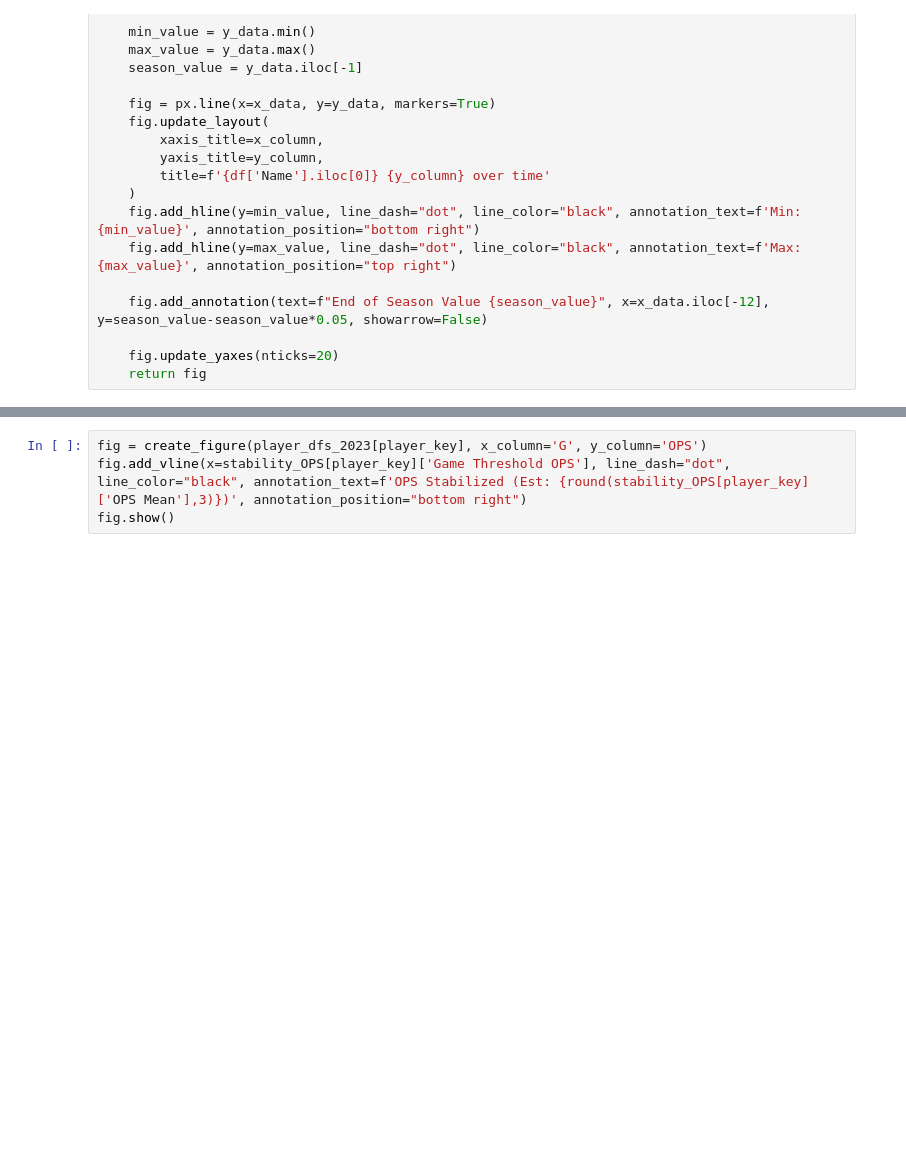
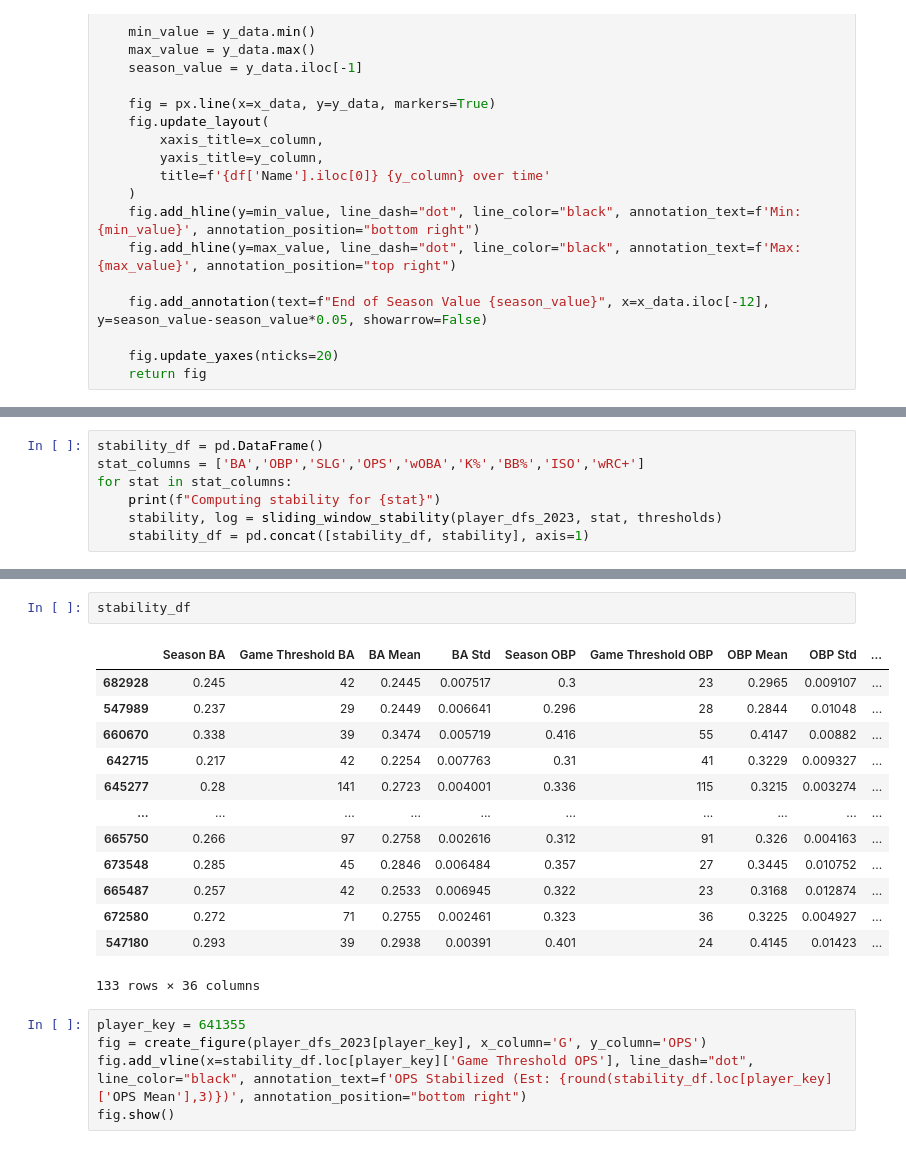
Before and after one commit to Lil-Crouton/baseball-stat-stability, a Jupyter notebook: analysis.ipynb, the cells around one changed output, grey strips where cells are left out. Cells and saved outputs as stored; diff of their text form; blank space fills up the shorter version.

Commit message:
Cleaned up stability code. All stats implemented in sliding window. Still need better way to compute thresholds

```diff
--- a/analysis.ipynb
+++ b/analysis.ipynb
@@ -175,0 +165,7 @@ stability_OPS[player_key]
+# %%
+stability_df = pd.DataFrame()
+stat_columns = ['BA','OBP','SLG','OPS','wOBA','K%','BB%','ISO','wRC+']
+for stat in stat_columns:
+    print(f"Computing stability for {stat}")
+    stability, log = sliding_window_stability(player_dfs_2023, stat, thresholds)
+    stability_df = pd.concat([stability_df, stability], axis=1)
@@ -176,6 +182,23 @@ stability_OPS[player_key]
+# %%
+stability_df
+# %% [output]
+|  | Season BA | Game Threshold BA | BA Mean | BA Std | Season OBP | Game Threshold OBP | OBP Mean | OBP Std | ... |
+| 682928 | 0.245 | 42 | 0.2445 | 0.007517 | 0.3 | 23 | 0.2965 | 0.009107 | ... |
+| 547989 | 0.237 | 29 | 0.2449 | 0.006641 | 0.296 | 28 | 0.2844 | 0.01048 | ... |
+| 660670 | 0.338 | 39 | 0.3474 | 0.005719 | 0.416 | 55 | 0.4147 | 0.00882 | ... |
+| 642715 | 0.217 | 42 | 0.2254 | 0.007763 | 0.31 | 41 | 0.3229 | 0.009327 | ... |
+| 645277 | 0.28 | 141 | 0.2723 | 0.004001 | 0.336 | 115 | 0.3215 | 0.003274 | ... |
+| ... | ... | ... | ... | ... | ... | ... | ... | ... | ... |
+| 665750 | 0.266 | 97 | 0.2758 | 0.002616 | 0.312 | 91 | 0.326 | 0.004163 | ... |
+| 673548 | 0.285 | 45 | 0.2846 | 0.006484 | 0.357 | 27 | 0.3445 | 0.010752 | ... |
+| 665487 | 0.257 | 42 | 0.2533 | 0.006945 | 0.322 | 23 | 0.3168 | 0.012874 | ... |
+| 672580 | 0.272 | 71 | 0.2755 | 0.002461 | 0.323 | 36 | 0.3225 | 0.004927 | ... |
+| 547180 | 0.293 | 39 | 0.2938 | 0.00391 | 0.401 | 24 | 0.4145 | 0.01423 | ... |
+133 rows × 36 columns
 # %%
+player_key = 641355
 fig = create_figure(player_dfs_2023[player_key], x_column='G', y_column='OPS')
-fig.add_vline(x=stability_OPS[player_key]['Game Threshold OPS'], line_dash="dot", line_color="black", annotation_text=f'OPS Stabilized (Est: {round(stability_OPS[player_key]['OPS Mean'],3)})', annotation_position="bottom right")
+fig.add_vline(x=stability_df.loc[player_key]['Game Threshold OPS'], line_dash="dot", line_color="black", annotation_text=f'OPS Stabilized (Est: {round(stability_df.loc[player_key]['OPS Mean'],3)})', annotation_position="bottom right")
 fig.show()
 # %%
 fig = create_figure(player_dfs_2023[player_key], x_column='G', y_column='K%')
```
Also changed, not shown: parts of 26 cells of this notebook.
